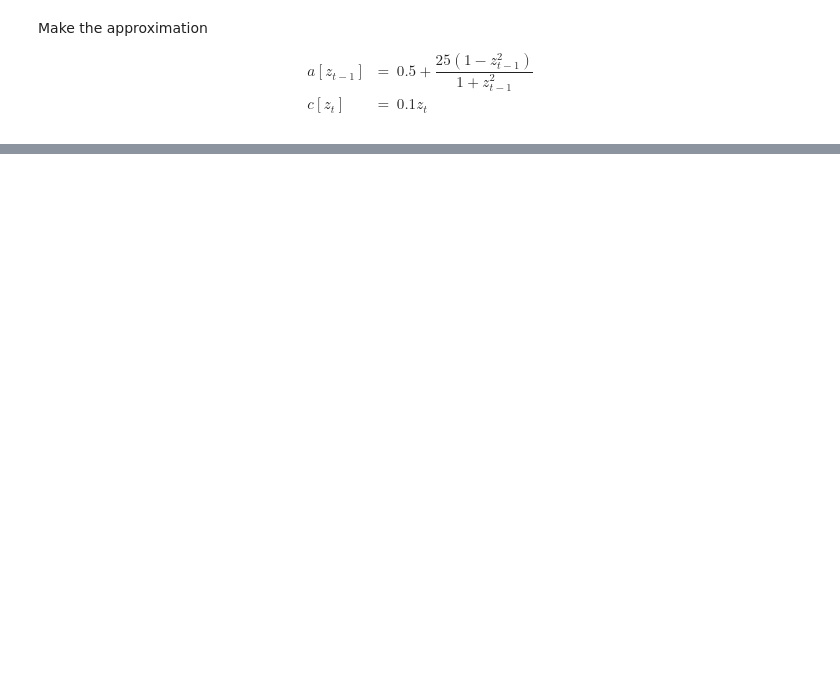
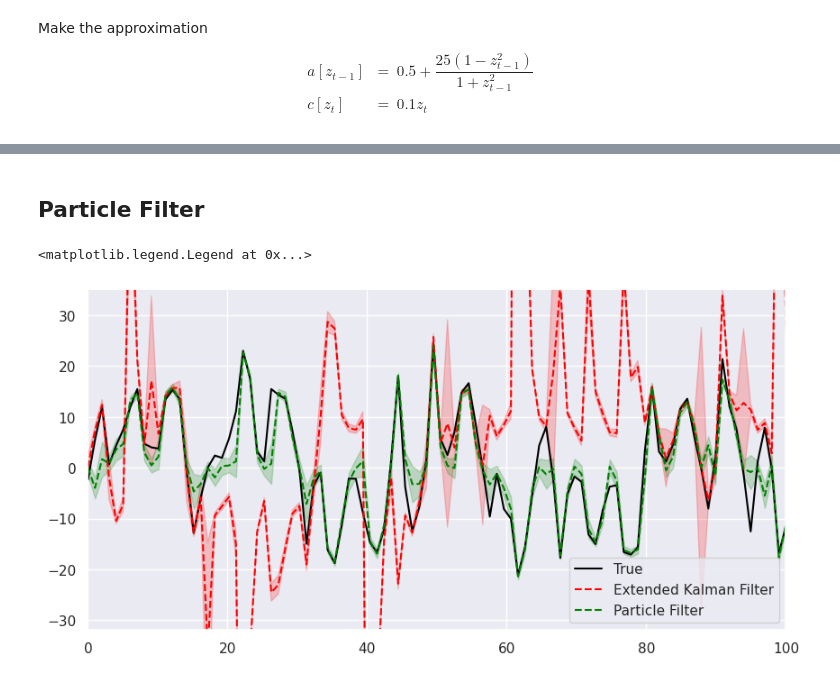
Before and after one commit to vltanh/filtering, a Jupyter notebook: filter.ipynb, the cells around one changed output, grey strips where cells are left out. Saved outputs shown, nothing was run; the diff lists cells and outputs as text; code cells hidden in the pictures; blank space fills up the shorter version.

Commit message:
particle filter (somewhat)

```diff
--- a/filter.ipynb
+++ b/filter.ipynb
@@ -319,0 +320,2 @@ visualize_kalman_filter_1d(T, X, Z, Z_est, P_est, X_pred, gain)
+# %% [markdown]
+## Particle Filter
@@ -319,0 +347,29 @@ visualize_kalman_filter_1d(T, X, Z, Z_est, P_est, X_pred, gain)
+# %%
+_, _, Z_est_kf, P_est_kf, _, _ = \
+    extended_kalman_filter_1d(process, d_process,
+                              measurement, d_measurement,
+                              control,
+                              sw, sv, X,
+                              z0=0.1, p0=5)
+# %%
+fig, ax = plt.subplots(1, 1, figsize=(10, 5), dpi=100)
+
+ax.plot(T, Z, color='black', label='True')
+
+ax.fill_between(T,
+                Z_est_kf + np.sqrt(P_est_kf),
+                Z_est_kf - np.sqrt(P_est_kf),
+                color='red', alpha=0.2)
+ax.plot(T, Z_est_kf, color='red', linestyle='dashed', label='Extended Kalman Filter')
+
+ax.fill_between(T,
+                Z_est + np.sqrt(P_est),
+                Z_est - np.sqrt(P_est),
+                color='green', alpha=0.2)
+ax.plot(T, Z_est, color='green', linestyle='dashed', label='Particle Filter')
+ax.set_xlim(0, L)
+ax.set_ylim(Z.min() - Z.std(), Z.max() + Z.std())
+ax.legend()
+# %% [output]
+<matplotlib.legend.Legend at 0x...>
+[figure, added]
```
Also changed, not shown: parts of 3 cells of this notebook.
